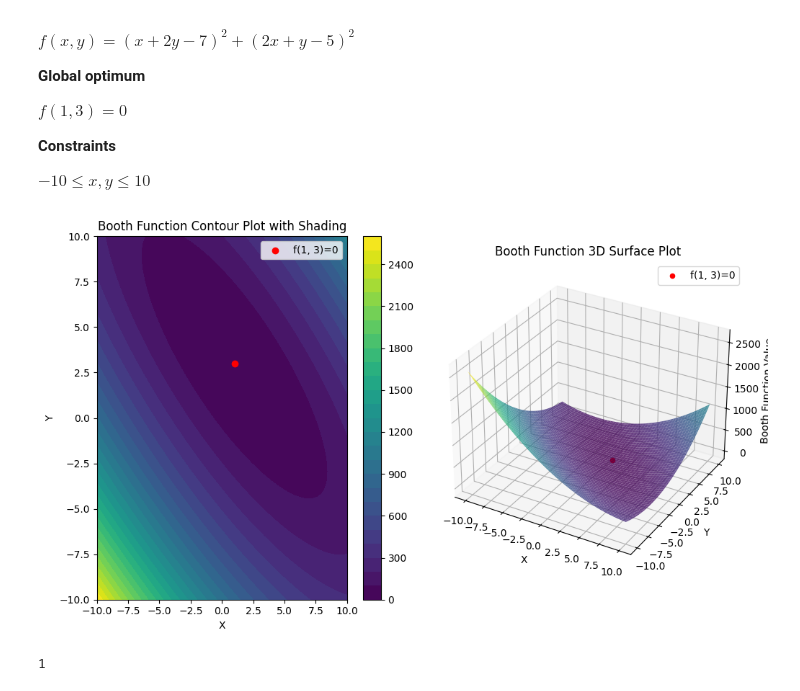
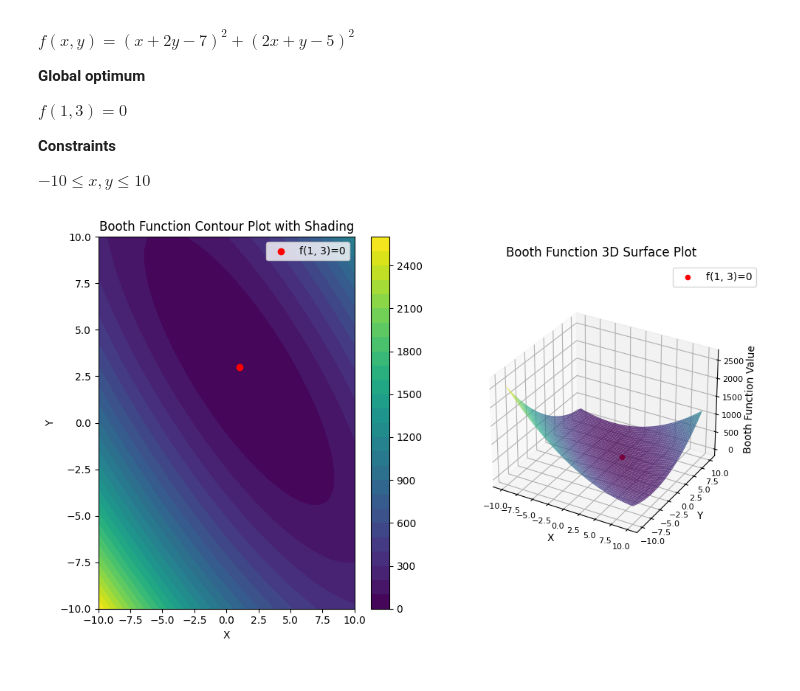
Before and after one commit to clemp/ssie-644-research-project, a Jupyter notebook: notebooks/Benchmark optimization functions.ipynb, the cells around one changed output. Drawn from its saved outputs; the diff is of its cells as text; code cells hidden in the pictures.

```diff
--- a/notebooks/Benchmark optimization functions.ipynb
+++ b/notebooks/Benchmark optimization functions.ipynb
@@ -45,35 +45,38 @@ ax = fig.add_subplot(1,2,1)
 contour = ax.contourf(X, Y, Z, cmap='viridis', levels=30)
 ax.scatter([highlight_x], [highlight_y], color='red', label='f(1, 3)=0')
 ax.set_xlabel('X')
 ax.set_ylabel('Y')
 ax.set_title('Booth Function Contour Plot with Shading')
 ax.legend()
 fig.colorbar(contour, ax=ax)
 
 # # Plot the 3D surface plot with only 3D axes
 ax = fig.add_subplot(1, 2, 2, projection='3d')
 ax.plot_surface(X, Y, Z, cmap='viridis', alpha=0.8)
 ax.scatter([highlight_x], [highlight_y], [highlight_z], color='red', label='f(1, 3)=0')
 ax.set_xlabel('X')
 ax.set_ylabel('Y')
 ax.set_zlabel('Booth Function Value')
+
+# Adjust font size of tick labels
+ax.tick_params(axis='x', labelsize=8)
+ax.tick_params(axis='y', labelsize=8)
+ax.tick_params(axis='z', labelsize=8)
+
 ax.set_title('Booth Function 3D Surface Plot')
 ax.legend()
+ax.set_box_aspect(aspect=None, zoom=0.8)
 
 # Add a line from the point (1, 3) to the XY plane
 ax.plot([highlight_x, highlight_x], [highlight_y, highlight_y], [highlight_z, 0], color='black', linestyle='dashed')
 
 # Adjust layout
 plt.tight_layout()
 
 # Save the plot as a PDF file
 plt.savefig('../images/combined_booth_plots.pdf', format='pdf')
 
 # Show the plot (optional)
 plt.show()
 # %% [output]
-[figure, old version]
+[figure, new version]
-# %%
-highlight_x
-# %% [output]
-1
```
Also changed, not shown: parts of 3 cells of this notebook, 5 other files.
